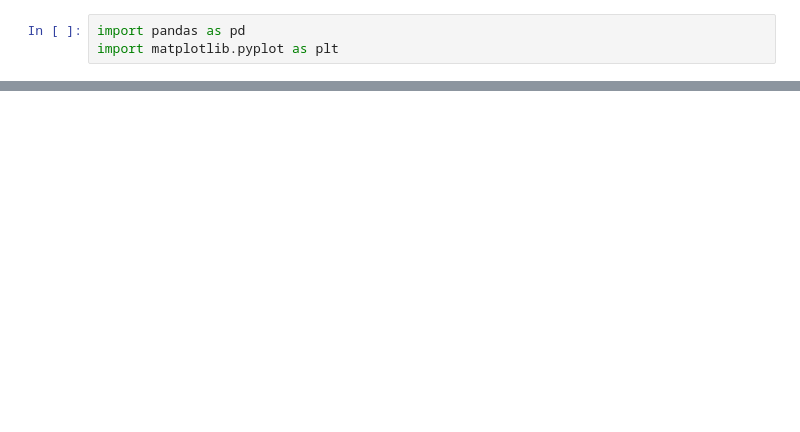
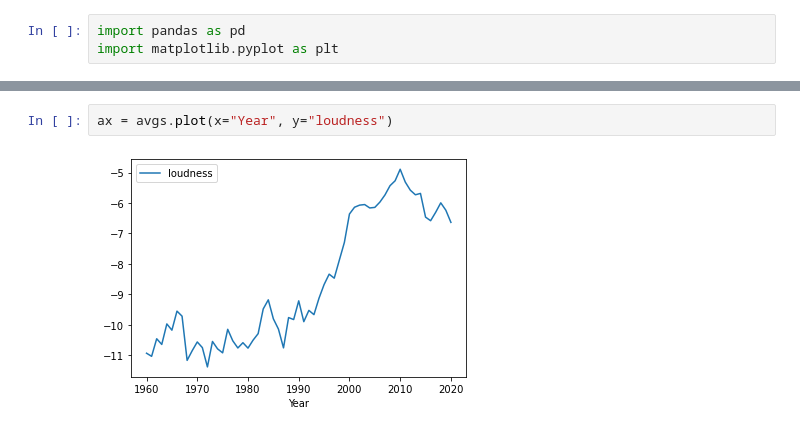
Before and after one commit to aholtz06/CMSC320_Final, a Jupyter notebook: src/Data_Exploration.ipynb, the cells around one changed output, grey strips where cells are left out. Cells and saved outputs as stored; diff of their text form; blank space fills up the shorter version.

```diff
--- a/src/Data_Exploration.ipynb
+++ b/src/Data_Exploration.ipynb
@@ -52,0 +50,4 @@ display()
+# %%
+ax = avgs.plot(x="Year", y="loudness")
+# %% [output]
+[figure, added]
```
Also changed, not shown: parts of 10 cells of this notebook, 1 other file.
